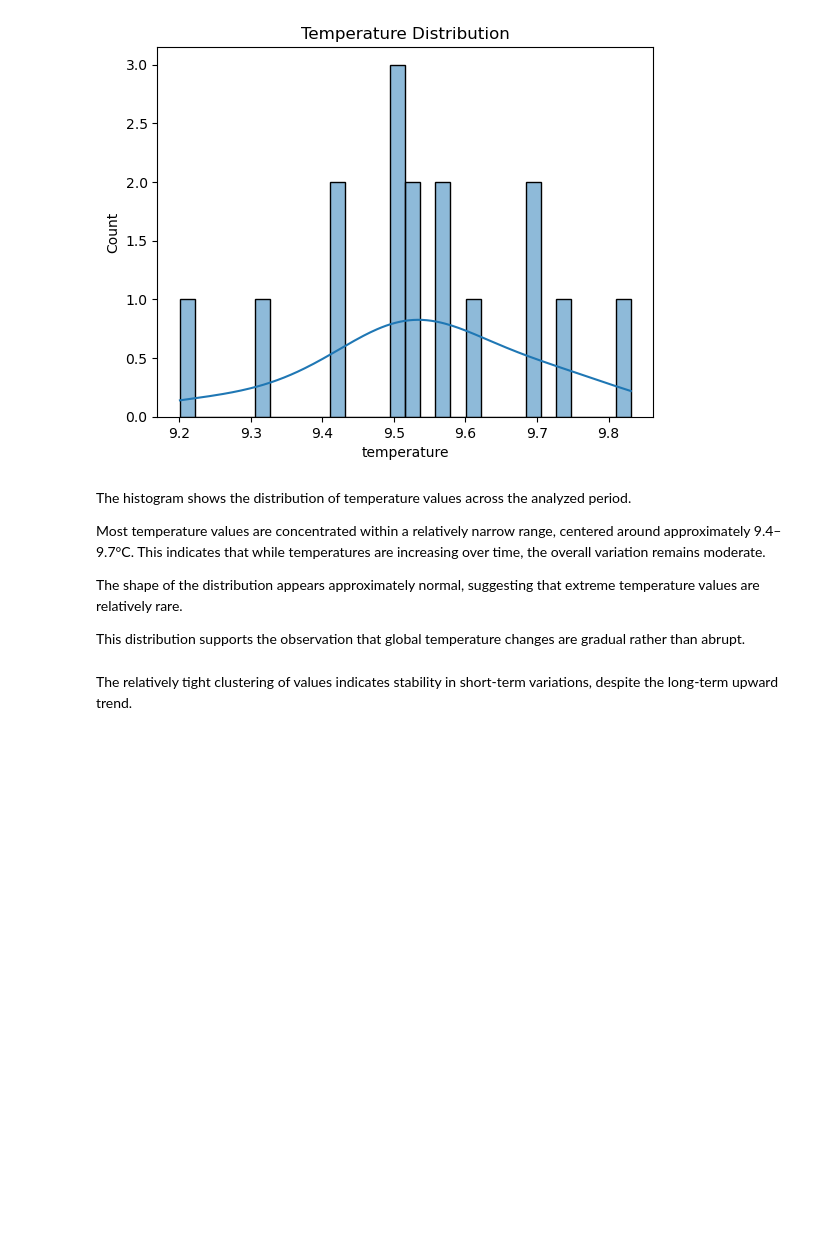
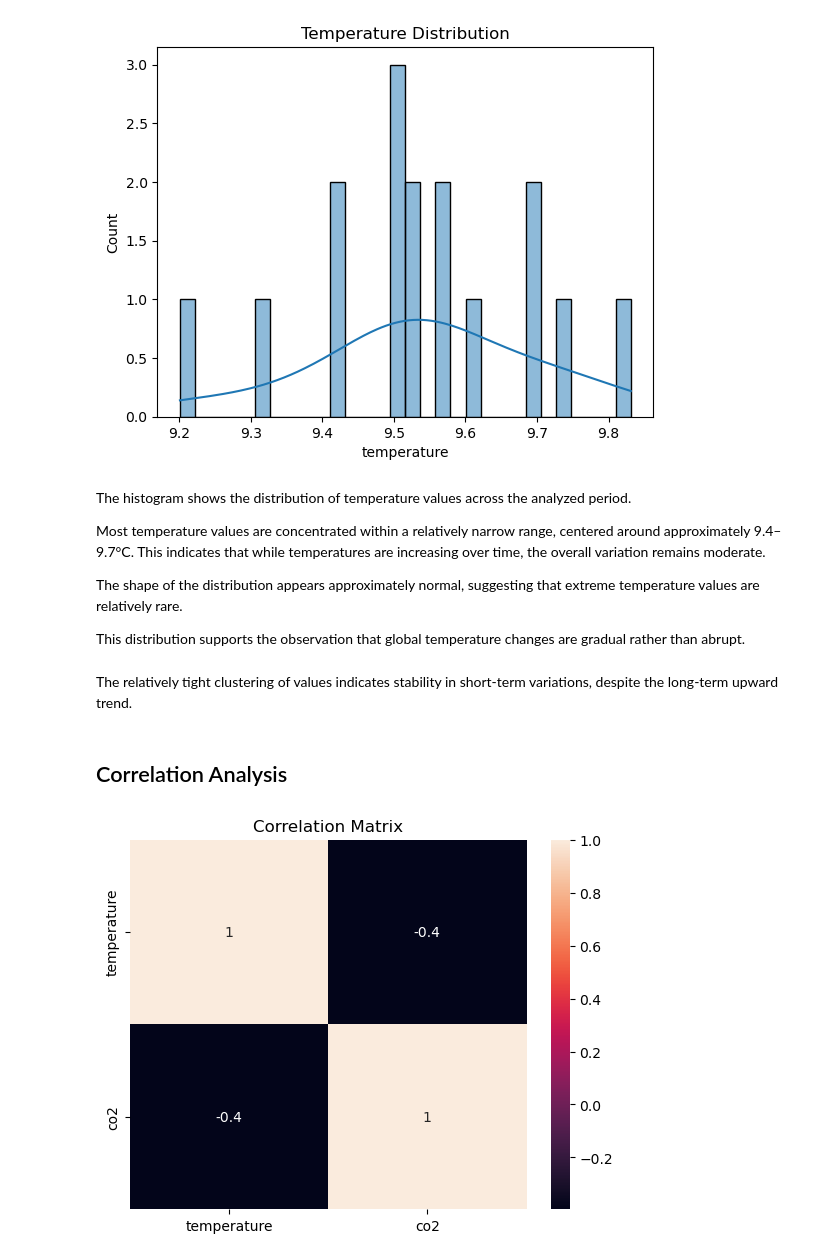
Before and after one commit to mimihorozova/climate_analysis, a Jupyter notebook: climate_analysis.ipynb, the cells around one changed output. Drawn from its saved outputs; the diff is of its cells as text; code cells hidden in the pictures; blank space fills up the shorter version.

Commit message:
add correlation analysis

```diff
--- a/climate_analysis.ipynb
+++ b/climate_analysis.ipynb
@@ -156,3 +156,13 @@ The shape of the distribution appears approximately normal, suggesting that extr
 This distribution supports the observation that global temperature changes are gradual rather than abrupt.
 # %% [markdown]
 The relatively tight clustering of values indicates stability in short-term variations, despite the long-term upward trend.
+# %% [markdown]
+## Correlation Analysis
+# %%
+corr = data[['temperature', 'co2']].corr()
+
+sns.heatmap(corr, annot=True)
+plt.title("Correlation Matrix")
+plt.show()
+# %% [output]
+[figure, added]
```
Also changed, not shown: parts of 2 cells of this notebook.
